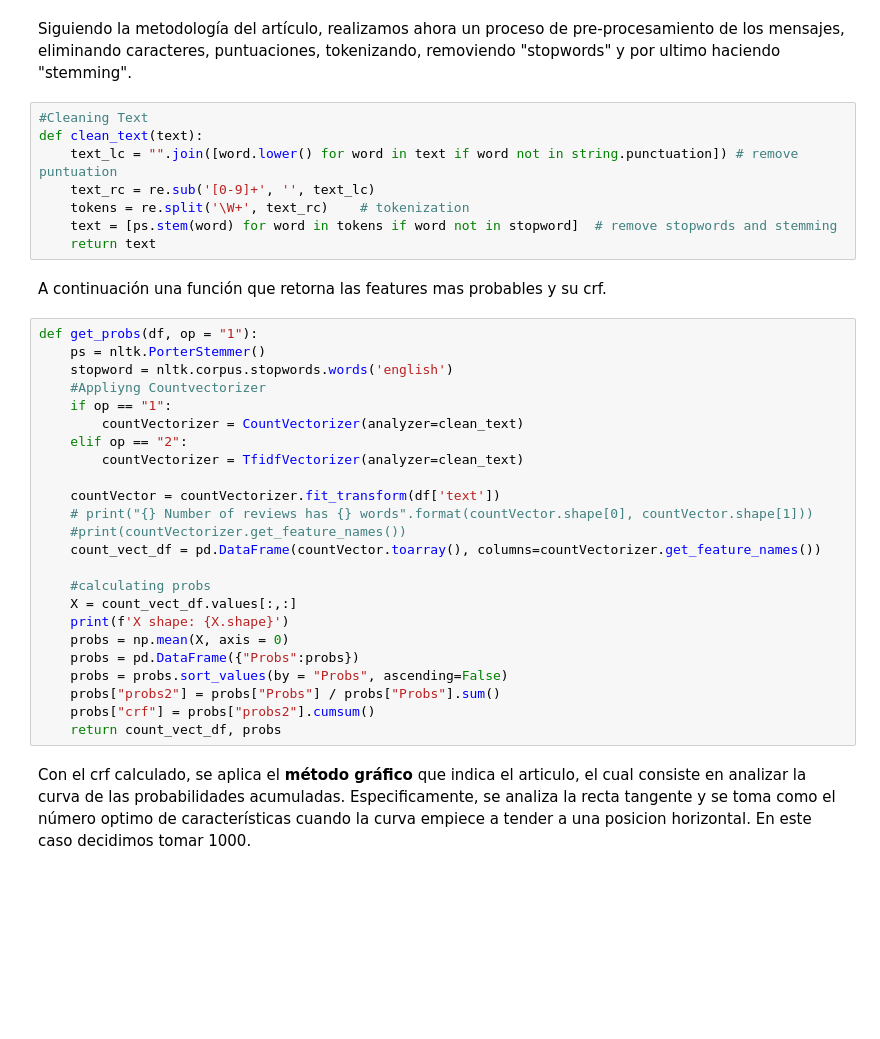
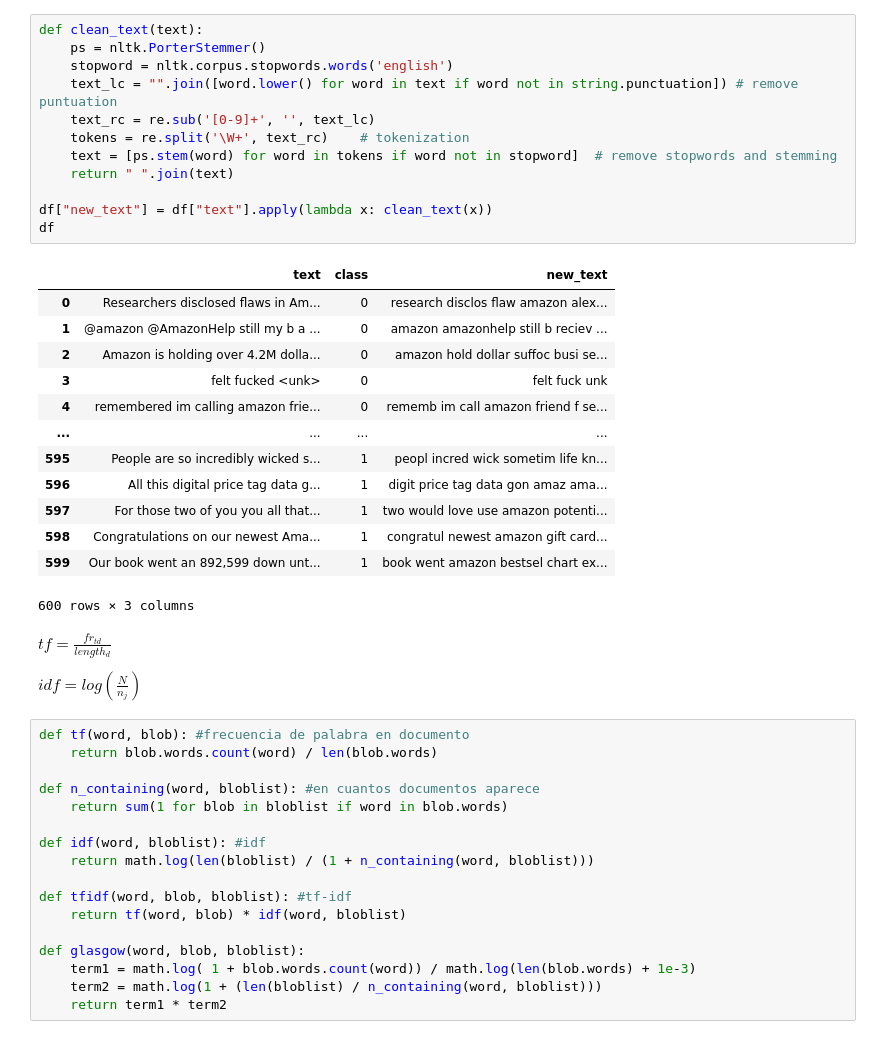
Before and after one commit to JuanOlmos/Aprendizaje_Automatico, a Jupyter notebook: SVM_Tweets/tweets_analysis.ipynb, the cells around one changed output. Cells and saved outputs as stored; diff of their text form; blank space fills up the shorter version.

```diff
--- a/SVM_Tweets/tweets_analysis.ipynb
+++ b/SVM_Tweets/tweets_analysis.ipynb
@@ -64,39 +54,49 @@ There is 312 Positives AND 576 Negatives
 600 rows × 2 columns
-# %% [markdown]
-Siguiendo la metodología del artículo, realizamos ahora un proceso de pre-procesamiento de los mensajes, eliminando caracteres, puntuaciones, tokenizando, removiendo "stopwords" y por ultimo haciendo "stemming".
 # %%
-#Cleaning Text
 def clean_text(text):
+    ps = nltk.PorterStemmer()
+    stopword = nltk.corpus.stopwords.words('english')
     text_lc = "".join([word.lower() for word in text if word not in string.punctuation]) # remove puntuation
     text_rc = re.sub('[0-9]+', '', text_lc)
     tokens = re.split('\W+', text_rc)    # tokenization
     text = [ps.stem(word) for word in tokens if word not in stopword]  # remove stopwords and stemming
-    return text
+    return " ".join(text)
+
+df["new_text"] = df["text"].apply(lambda x: clean_text(x))
+df
+# %% [output]
+|  | text | class | new_text |
+| 0 | Researchers disclosed flaws in Am... | 0 | research disclos flaw amazon alex... |
+| 1 | @amazon @AmazonHelp still my b a ... | 0 | amazon amazonhelp still b reciev ... |
+| 2 | Amazon is holding over 4.2M dolla... | 0 | amazon hold dollar suffoc busi se... |
+| 3 | felt fucked <unk> | 0 | felt fuck unk |
+| 4 | remembered im calling amazon frie... | 0 | rememb im call amazon friend f se... |
+| ... | ... | ... | ... |
+| 595 | People are so incredibly wicked s... | 1 | peopl incred wick sometim life kn... |
+| 596 | All this digital price tag data g... | 1 | digit price tag data gon amaz ama... |
+| 597 | For those two of you you all that... | 1 | two would love use amazon potenti... |
+| 598 | Congratulations on our newest Ama... | 1 | congratul newest amazon gift card... |
+| 599 | Our book went an 892,599 down unt... | 1 | book went amazon bestsel chart ex... |
+600 rows × 3 columns
-# %% [markdown]
-A continuación una función que retorna las features mas probables y su crf.
-# %%
-def get_probs(df, op = "1"):
-    ps = nltk.PorterStemmer()
-    stopword = nltk.corpus.stopwords.words('english')
-    #Appliyng Countvectorizer
-    if op == "1":
-        countVectorizer = CountVectorizer(analyzer=clean_text)
-    elif op == "2":
-        countVectorizer = TfidfVectorizer(analyzer=clean_text)
-
-    countVector = countVectorizer.fit_transform(df['text'])
-    # print("{} Number of reviews has {} words".format(countVector.shape[0], countVector.shape[1]))
-    #print(countVectorizer.get_feature_names())
-    count_vect_df = pd.DataFrame(countVector.toarray(), columns=countVectorizer.get_feature_names())
-
-    #calculating probs
-    X = count_vect_df.values[:,:]
-    print(f'X shape: {X.shape}')
-    probs = np.mean(X, axis = 0)
-    probs = pd.DataFrame({"Probs":probs})
-    probs = probs.sort_values(by = "Probs", ascending=False)
-    probs["probs2"] = probs["Probs"] / probs["Probs"].sum()
-    probs["crf"] = probs["probs2"].cumsum()
-    return count_vect_df, probs
-# %% [markdown]
-Con el crf calculado, se aplica el **método gráfico** que indica el articulo, el cual consiste en analizar la curva de las probabilidades acumuladas. Especificamente, se analiza la recta tangente y se toma como el número optimo de características cuando la curva empiece a tender a una posicion horizontal. En este caso decidimos tomar 1000.
+# %% [markdown]
+
+$tf = \frac{fr_{td}}{length_d}$
+
+$idf = log(\frac{N}{n_j})$
+# %%
+def tf(word, blob): #frecuencia de palabra en documento
+    return blob.words.count(word) / len(blob.words)
+
+def n_containing(word, bloblist): #en cuantos documentos aparece
+    return sum(1 for blob in bloblist if word in blob.words)
+
+def idf(word, bloblist): #idf
+    return math.log(len(bloblist) / (1 + n_containing(word, bloblist)))
+
+def tfidf(word, blob, bloblist): #tf-idf
+    return tf(word, blob) * idf(word, bloblist)
+
+def glasgow(word, blob, bloblist):
+    term1 = math.log( 1 + blob.words.count(word)) / math.log(len(blob.words) + 1e-3)
+    term2 = math.log(1 + (len(bloblist) / n_containing(word, bloblist)))
+    return term1 * term2
```
Also changed, not shown: parts of 15 cells of this notebook, 1 other file.
